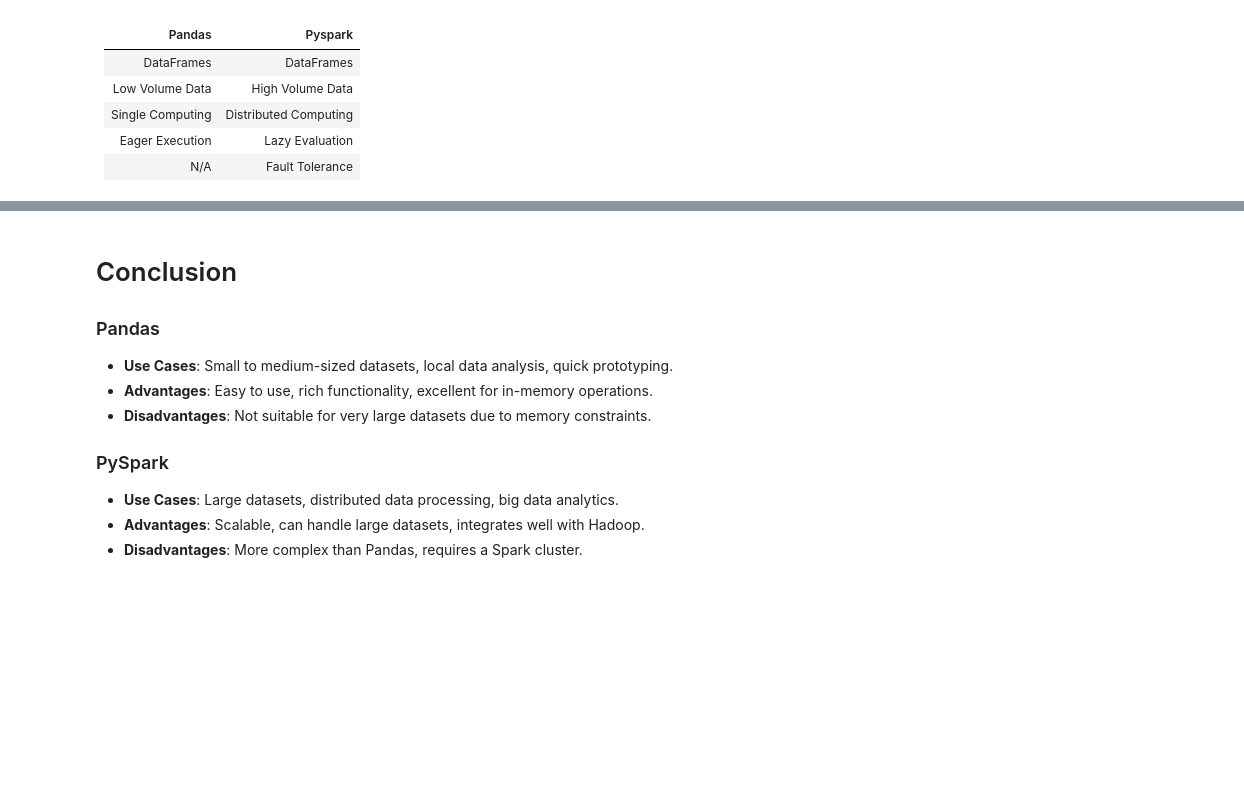
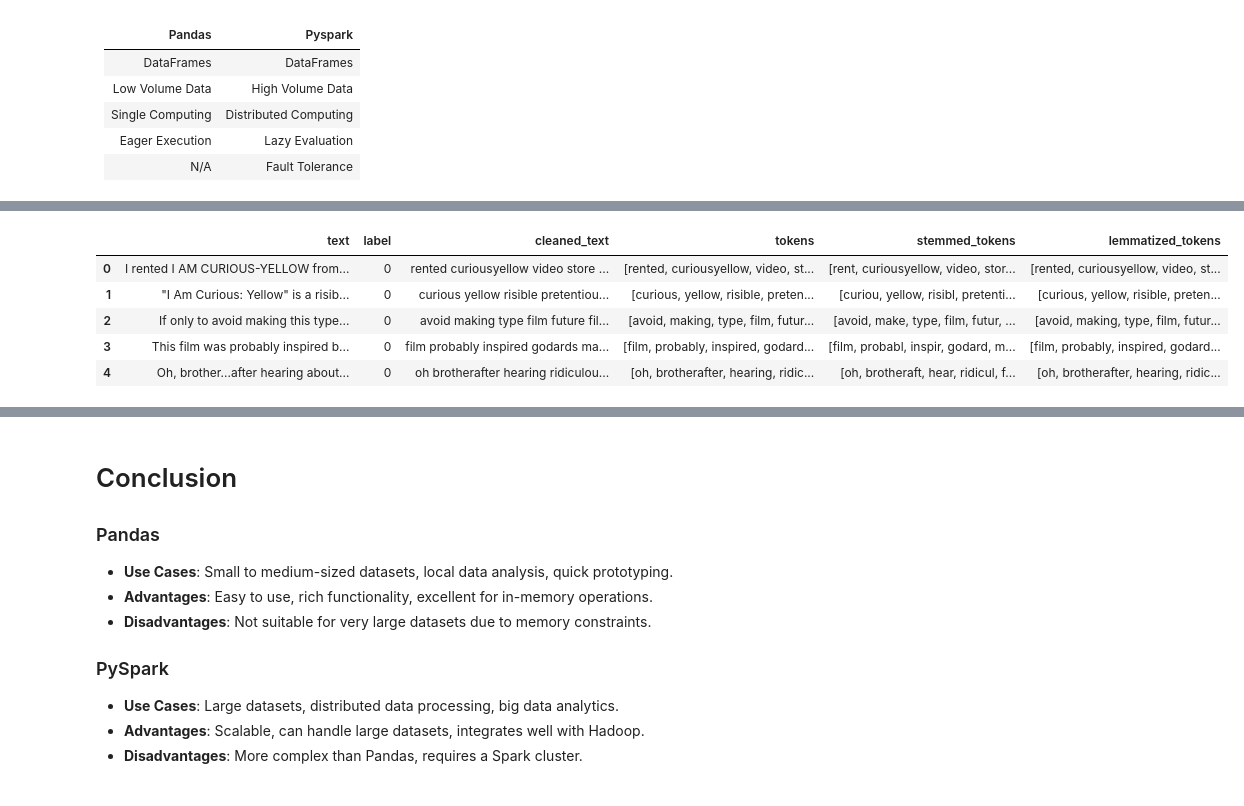
Before and after one commit to mmayorga97/dataprocessing_databricks, a Jupyter notebook: Data Processing in databricks.ipynb, the cells around one changed output, grey strips where cells are left out. Drawn from its saved outputs; the diff is of its cells as text; code cells hidden in the pictures; blank space fills up the shorter version.

```diff
--- a/Data Processing in databricks.ipynb
+++ b/Data Processing in databricks.ipynb
@@ -348,0 +319,16 @@ SELECT * FROM imdb_prepared WHERE review_length < 500 LIMIT 5
+# %%
+# Ensure you have the NLTK data downloaded
+nltk.download('stopwords')
+
+# Assuming ps_df is your DataFrame and 'cleaned_text' is the column with text data
+def remove_stopwords(text):
+    stop_words = set(stopwords.words('english'))
+    words = text.split()
+    filtered_words = [word for word in words if word not in stop_words]
+    return " ".join(filtered_words)
+
+# Apply the function to the 'cleaned_text' column
+ps_df['cleaned_text'] = ps_df['cleaned_text'].apply(remove_stopwords)
+
+# Show results
+ps_df.head()
@@ -348,0 +385,16 @@ SELECT * FROM imdb_prepared WHERE review_length < 500 LIMIT 5
+# %%
+# Ensure you have the NLTK data downloaded
+nltk.download('wordnet')
+
+# Assuming ps_df is your DataFrame and 'tokens' is the column with texts
+lemmatizer = WordNetLemmatizer()
+
+def lemmatize_tokens(tokens):
+    return [lemmatizer.lemmatize(token) for token in tokens]
+
+# Apply lemmatization to each row in the 'tokens' column
+ps_df['lemmatized_tokens'] = ps_df['tokens'].apply(lemmatize_tokens)
+
+# Display the first few rows of the DataFrame
+ps_df.head()
+# %% [output]
@@ -348,0 +402,6 @@ SELECT * FROM imdb_prepared WHERE review_length < 500 LIMIT 5
+|  | text | label | cleaned_text | tokens | stemmed_tokens | lemmatized_tokens |
+| 0 | I rented I AM CURIOUS-YELLOW from... | 0 | rented curiousyellow video store ... | [rented, curiousyellow, video, st... | [rent, curiousyellow, video, stor... | [rented, curiousyellow, video, st... |
+| 1 | "I Am Curious: Yellow" is a risib... | 0 | curious yellow risible pretentiou... | [curious, yellow, risible, preten... | [curiou, yellow, risibl, pretenti... | [curious, yellow, risible, preten... |
+| 2 | If only to avoid making this type... | 0 | avoid making type film future fil... | [avoid, making, type, film, futur... | [avoid, make, type, film, futur, ... | [avoid, making, type, film, futur... |
+| 3 | This film was probably inspired b... | 0 | film probably inspired godards ma... | [film, probably, inspired, godard... | [film, probabl, inspir, godard, m... | [film, probably, inspired, godard... |
+| 4 | Oh, brother...after hearing about... | 0 | oh brotherafter hearing ridiculou... | [oh, brotherafter, hearing, ridic... | [oh, brotheraft, hear, ridicul, f... | [oh, brotherafter, hearing, ridic... |
```
Also changed, not shown: parts of 89 cells of this notebook, 2 other files.
